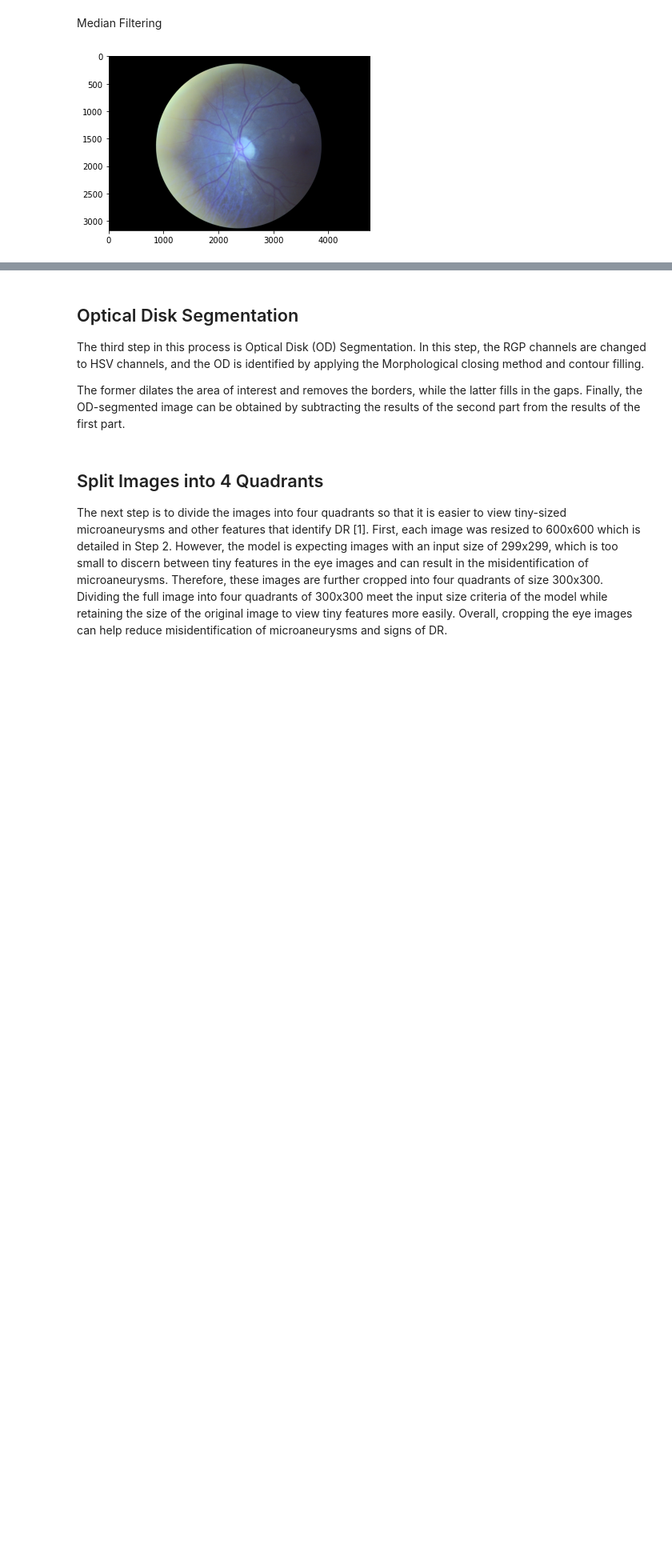
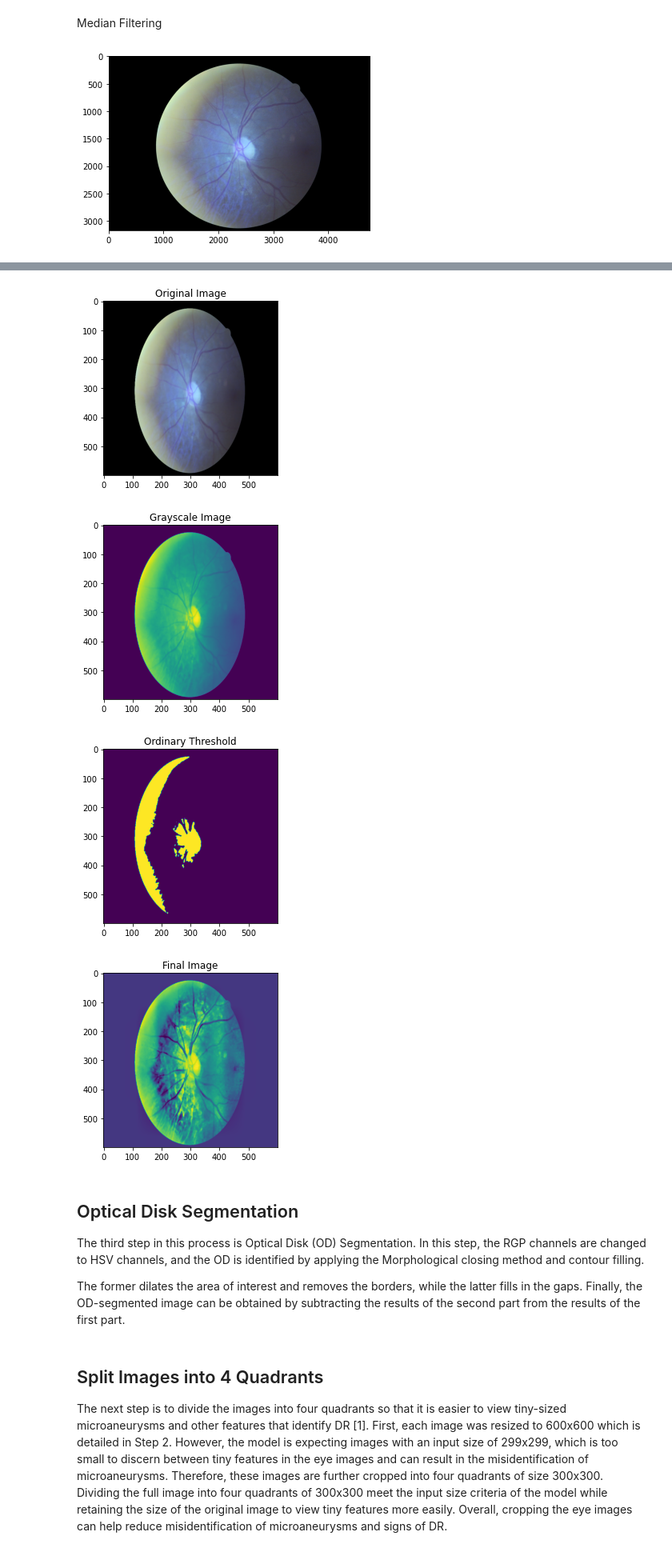
Before and after one commit to lykelly19/Computing-for-Health-and-Medicine-Final, a Jupyter notebook: DR Detection Group 9.ipynb, the cells around one changed output, grey strips where cells are left out. Shown at 80% size. Saved outputs shown, nothing was run; the diff lists cells and outputs as text; code cells hidden in the pictures; blank space fills up the shorter version.

Commit message:
Got CLAHE working on one image

```diff
--- a/DR Detection Group 9.ipynb
+++ b/DR Detection Group 9.ipynb
@@ -359,3 +361,37 @@ data/labeled_data/4
+# %%
+image = cv2.imread("data/labeled_data/0/10_left.jpeg")  # gets the first image in the 0 folder and sets it to an image object
+image = cv2.resize(image, (600, 600))  # resizes the image to 600 x 600
+
+# This step from the tutorial should be redundent since we had already did median filtering and color normalization before
+image = cv2.medianBlur(image, 5) # Median filtering on image
+image_bw = cv2.cvtColor(image, cv2.COLOR_BGR2GRAY) # convert image to grayscale
+
+clahe = cv2.createCLAHE(clipLimit = 40) # creates CLAHE object; clip limit is threshold for contrast limiting and default is 40
+final_img = clahe.apply(image_bw) # applying CLAHE on image
+
+# Ordinary thresholding the same image
+_, ordinary_img = cv2.threshold(image_bw, 155, 255, cv2.THRESH_BINARY)
+
+plt.title("Original Image")
+plt.imshow(image)
+plt.show()
+
+plt.title("Grayscale Image")
+plt.imshow(image_bw)
+plt.show()
+
+plt.title("Ordinary Threshold")
+plt.imshow(ordinary_img)
+plt.show()
+
+plt.title("Final Image")
+plt.imshow(final_img)
+plt.show()
+# %% [output]
+[figure, added]
+[figure, added]
+[figure, added]
+[figure, added]
 # %% [markdown]
 ## Optical Disk Segmentation
 The third step in this process is Optical Disk (OD) Segmentation. In this step, the RGP channels are changed to HSV channels, and the OD is identified by applying the Morphological closing method and contour filling.
```
Also changed, not shown: parts of 4 cells of this notebook.
